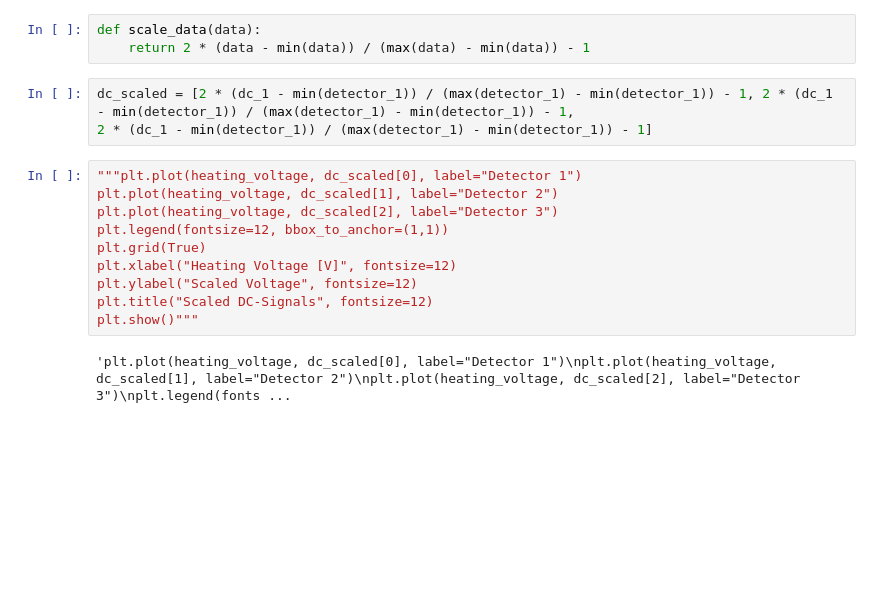
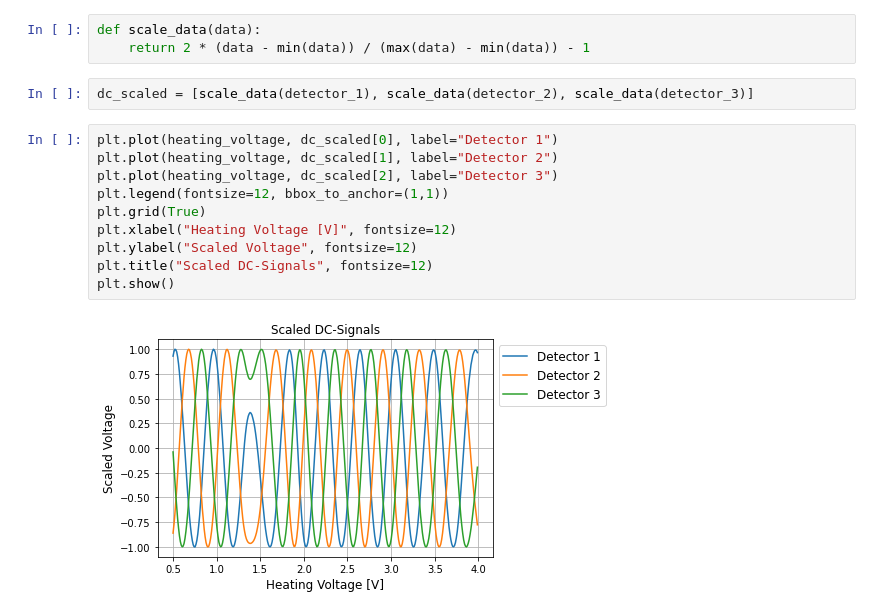
Before and after one commit to bilaljo/MiniPTI, a Jupyter notebook: notebooks/passepartout.ipynb, the cells around one changed output. Saved outputs shown, nothing was run; the diff lists cells and outputs as text; blank space fills up the shorter version.

```diff
--- a/notebooks/passepartout.ipynb
+++ b/notebooks/passepartout.ipynb
@@ -30,21 +23,20 @@ plt.show()
 # %%
 def scale_data(data):
     return 2 * (data - min(data)) / (max(data) - min(data)) - 1
-# %%
-dc_scaled = [2 * (dc_1 - min(detector_1)) / (max(detector_1) - min(detector_1)) - 1, 2 * (dc_1 - min(detector_1)) / (max(detector_1) - min(detector_1)) - 1,
-2 * (dc_1 - min(detector_1)) / (max(detector_1) - min(detector_1)) - 1]
+# %%
+dc_scaled = [scale_data(detector_1), scale_data(detector_2), scale_data(detector_3)]
 # %%
-"""plt.plot(heating_voltage, dc_scaled[0], label="Detector 1")
+plt.plot(heating_voltage, dc_scaled[0], label="Detector 1")
 plt.plot(heating_voltage, dc_scaled[1], label="Detector 2")
 plt.plot(heating_voltage, dc_scaled[2], label="Detector 3")
 plt.legend(fontsize=12, bbox_to_anchor=(1,1))
 plt.grid(True)
 plt.xlabel("Heating Voltage [V]", fontsize=12)
 plt.ylabel("Scaled Voltage", fontsize=12)
 plt.title("Scaled DC-Signals", fontsize=12)
-plt.show()"""
+plt.show()
 # %% [output]
-'plt.plot(heating_voltage, dc_scaled[0], label="Detector 1")\nplt.plot(heating_voltage, dc_scaled[1], label="Detector 2")\nplt.plot(heating_voltage, dc_scaled[2], label="Detector 3")\nplt.legend(fonts ...
+[figure, added]
 # %%
 X = []
 Y = []
```
Also changed, not shown: parts of 8 cells of this notebook.
